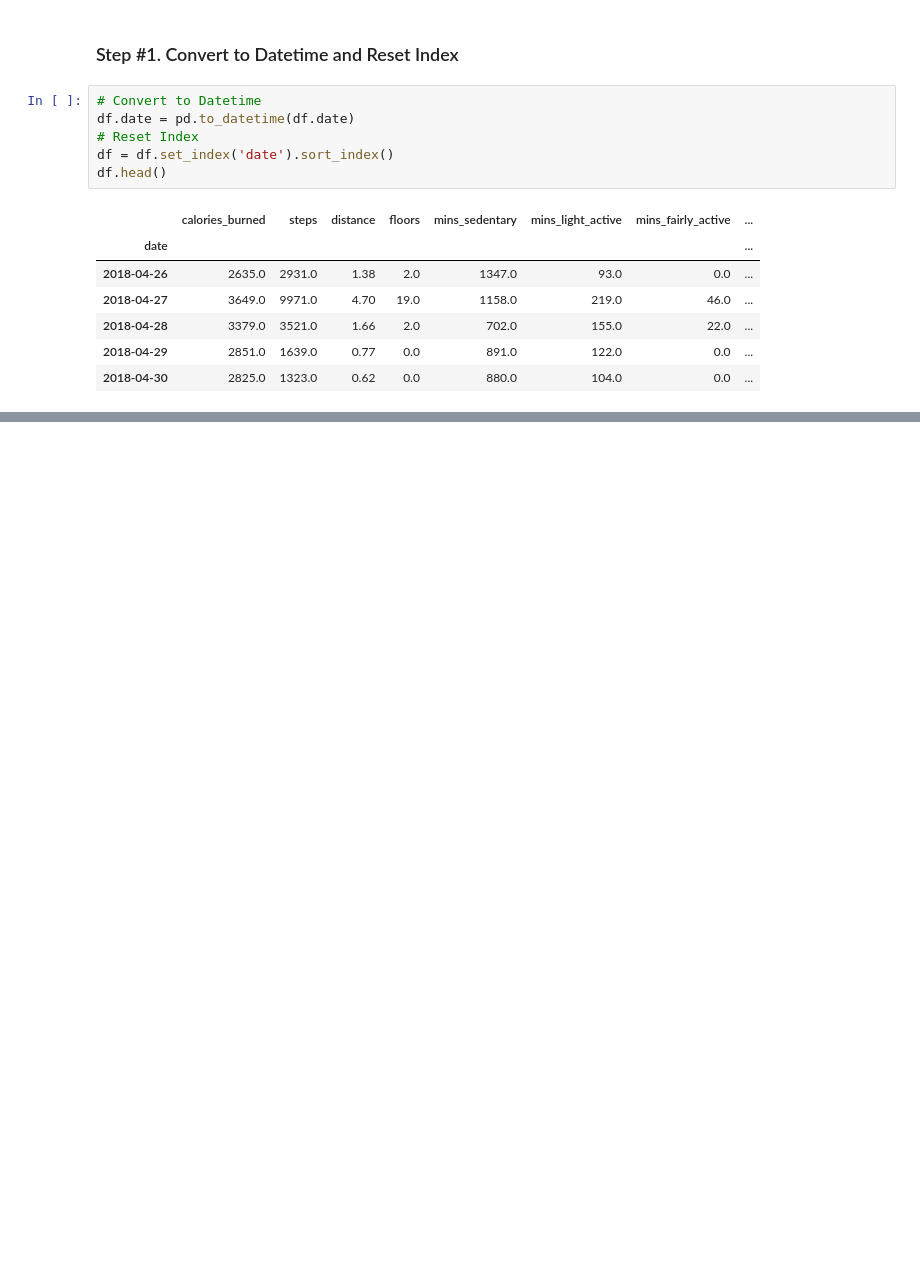
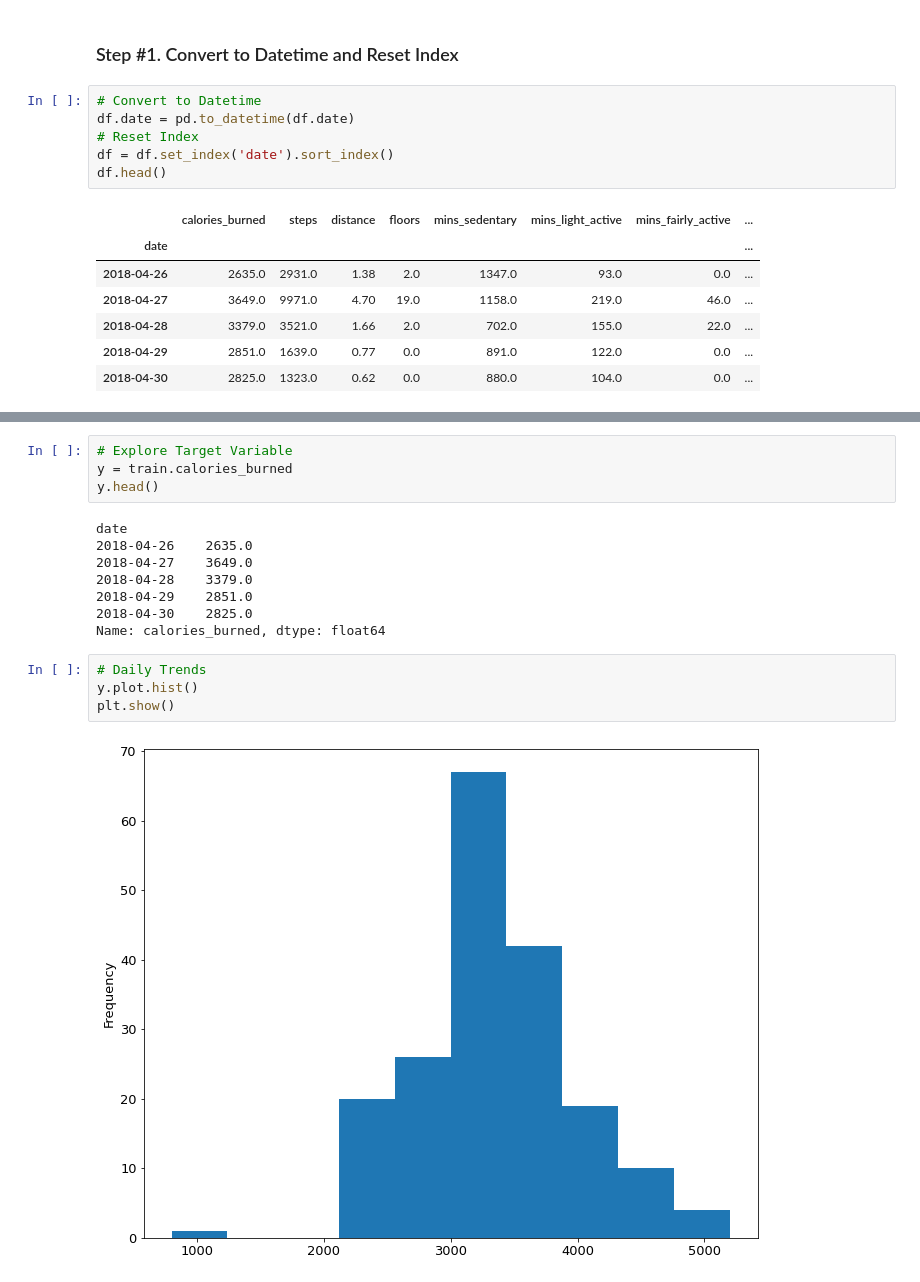
Before and after one commit to CSolitaire/time-series-exercises, a Jupyter notebook: project_explore.ipynb, the cells around one changed output, grey strips where cells are left out. Drawn from its saved outputs; the diff is of its cells as text; blank space fills up the shorter version.

```diff
--- a/project_explore.ipynb
+++ b/project_explore.ipynb
@@ -69,0 +181,18 @@ df.head()
+# %%
+# Explore Target Variable
+y = train.calories_burned
+y.head()
+# %% [output]
+date
+2018-04-26    2635.0
+2018-04-27    3649.0
+2018-04-28    3379.0
+2018-04-29    2851.0
+2018-04-30    2825.0
+Name: calories_burned, dtype: float64
+# %%
+# Daily Trends
+y.plot.hist()
+plt.show()
+# %% [output]
+[figure, added]
```
Also changed, not shown: parts of 22 cells of this notebook.
